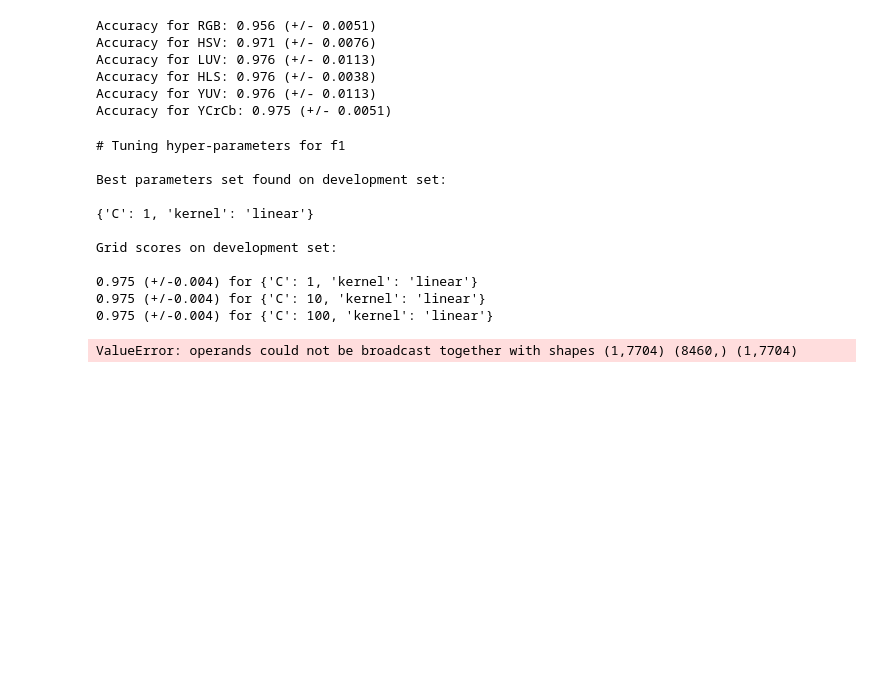
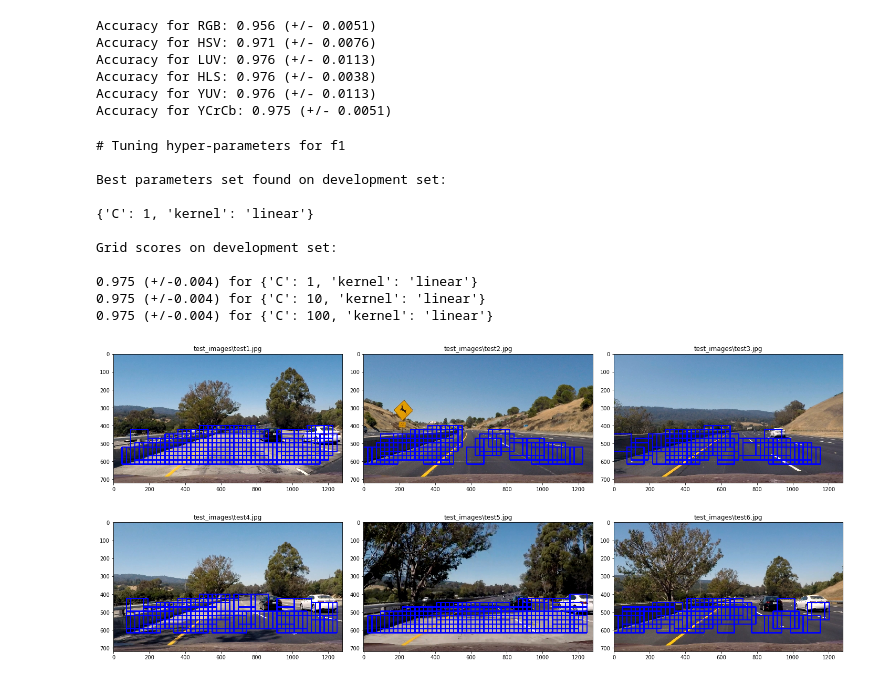
Before and after one commit to badinbed/CarND-Vehicle-Detection, a Jupyter notebook: vehicle_detection.ipynb, the cells around one changed output. Cells and saved outputs as stored; diff of their text form; code cells hidden in the pictures; blank space fills up the shorter version.

Commit message:
working on test images

```diff
--- a/vehicle_detection.ipynb
+++ b/vehicle_detection.ipynb
@@ -112,7 +112,7 @@ def create_grouped_label_data(sample_dicts, group_size=12, label_size=None):
 dict_vehicles, num_vehicles = load_training_dictionary(loc_vehicles)
 dict_non_vehicles, num_non_vehicles = load_training_dictionary(loc_non_vehicles)
 
-data = create_grouped_label_data((dict_vehicles, dict_non_vehicles), label_size = 800)
+data = create_grouped_label_data((dict_vehicles, dict_non_vehicles))
 print(len(data['samples']), 'total samples loaded')
 # %% [output]
 834 samples loaded for category GTI_Far
@@ -133,7 +133,11 @@ import matplotlib.image as mpimg
 import numpy as np
 import cv2
 from skimage.feature import hog
+from sklearn.model_selection import GroupKFold
 from sklearn.preprocessing import StandardScaler
+from sklearn.model_selection import cross_val_score
+from sklearn import svm
+from sklearn.svm import SVC
 
 # Convert color
 def convert_color(image, color_space='RGB'):
@@ -162,13 +166,14 @@ def get_hog_features(img, orient, pix_per_cell, cell_per_block, hog_channels=[0,
         hog_features.append(hog(img[:,:,channel], orientations=orient,
                                   pixels_per_cell=(pix_per_cell, pix_per_cell),
                                   cells_per_block=(cell_per_block, cell_per_block),
+                                  block_norm='L2',
                                   transform_sqrt=True,
                                   visualise=False, feature_vector=False))
 
     if feature_vec:
         return np.ravel(hog_features)
     else:
-        return np.dstack(hog_features)
+        return hog_features
 
 # Define a function to compute binned color features
 def bin_spatial(img, size=32):
@@ -276,4 +281,8 @@ cv = GroupKFold(n_splits=3)
 score = cross_val_score(data['svc'], data['features'], data['labels'], groups=data['groups'], scoring='f1_macro', cv=cv)
 print("Accuracy: {:0.3f} (+/- {:0.4f})".format(score.mean(), score.std() * 2))
 data['svc'].fit(data['features'], data['labels'])
+
+from sklearn.metrics import accuracy_score
+pred = data['svc'].predict(data['features'])
+accuracy_score(data['labels'], pred, normalize=True)
 # %% [output]
@@ -428,7 +413,6 @@ import cv2
 
 # Define a single function that can extract features using hog sub-sampling and make predictions
 def find_cars(img, ystart, ystop, scale, svc, X_scaler, feature_params):
-
     draw_img = np.copy(img)
 
     img_tosearch = img[ystart:ystop,:,:]
@@ -442,8 +426,8 @@ def find_cars(img, ystart, ystop, scale, svc, X_scaler, feature_params):
     #ch3 = ctrans_tosearch[:,:,2]
 
     # Define blocks and steps as above
-    nxblocks = (img.shape[1] // feature_params['pix_per_cell']) - feature_params['cell_per_block'] + 1
-    nyblocks = (img.shape[0] // feature_params['pix_per_cell']) - feature_params['cell_per_block'] + 1
+    nxblocks = (ctrans_tosearch.shape[1] // feature_params['pix_per_cell']) - feature_params['cell_per_block'] + 1
+    nyblocks = (ctrans_tosearch.shape[0] // feature_params['pix_per_cell']) - feature_params['cell_per_block'] + 1
     nfeat_per_block = feature_params['orient']*feature_params['cell_per_block']**2
 
     # 64 was the orginal sampling rate, with 8 cells and 8 pix per cell
@@ -470,8 +454,12 @@ def find_cars(img, ystart, ystop, scale, svc, X_scaler, feature_params):
             #hog_feat1 = hog1[ypos:ypos+nblocks_per_window, xpos:xpos+nblocks_per_window].ravel()
             #hog_feat2 = hog2[ypos:ypos+nblocks_per_window, xpos:xpos+nblocks_per_window].ravel()
             #hog_feat3 = hog3[ypos:ypos+nblocks_per_window, xpos:xpos+nblocks_per_window].ravel()
-            sub_hog = hog[ypos:ypos+nblocks_per_window, xpos:xpos+nblocks_per_window, ]
-            hog_features = np.rollaxis(sub_hog, 2, 0).ravel()
+            subhog = []
+            for h in hog:
+                subhog.append(h[ypos:ypos+nblocks_per_window, xpos:xpos+nblocks_per_window])
+
+
+            hog_features = np.ravel(subhog)
 
             xleft = xpos*feature_params['pix_per_cell']
             ytop = ypos*feature_params['pix_per_cell']
@@ -480,7 +468,8 @@ def find_cars(img, ystart, ystop, scale, svc, X_scaler, feature_params):
             subimg = cv2.resize(ctrans_tosearch[ytop:ytop+window, xleft:xleft+window], (window, window))
 
             # Get color features
-            subfeatures = extract_features(subimg, hog_features=hog_features, **feature_params)
+            #subfeatures = extract_features(subimg, hog_features=hog_features, **feature_params)
+            subfeatures = extract_features(subimg, **feature_params)
 
             # Scale features and make a prediction
             test_features = X_scaler.transform(subfeatures.reshape(1, -1))
@@ -488,31 +477,31 @@ def find_cars(img, ystart, ystop, scale, svc, X_scaler, feature_params):
             test_prediction = svc.predict(test_features)
 
             if test_prediction == 1:
                 xbox_left = np.int(xleft*scale)
                 ytop_draw = np.int(ytop*scale)
                 win_draw = np.int(window*scale)
                 cv2.rectangle(draw_img,(xbox_left, ytop_draw+ystart),(xbox_left+win_draw,ytop_draw+win_draw+ystart),(0,0,255),6)
 
     return draw_img
 
 
 image_files = glob.glob('test_images/test*.jpg')
 test = []
 test_n = []
 for idx, fname in enumerate(image_files):
     test.append(load_img(fname))
     test_n.append(fname)
 
 ystart = 400
 ystop = 656
 scale = 1.5
 
 test_hog = []
 for i in range(len(test)):
     out_img = find_cars(test[i], ystart, ystop, scale, data['svc'], data['scaler'], data['params'])
     test_hog.append(out_img)
 plot_image_array(test_hog, test_n, ncols=3)
 
 #plt.imshow(out_img)
 # %% [output]
-ValueError: operands could not be broadcast together with shapes (1,7704) (8460,) (1,7704)
+[figure, added]
```
Also changed, not shown: parts of 3 cells of this notebook.
